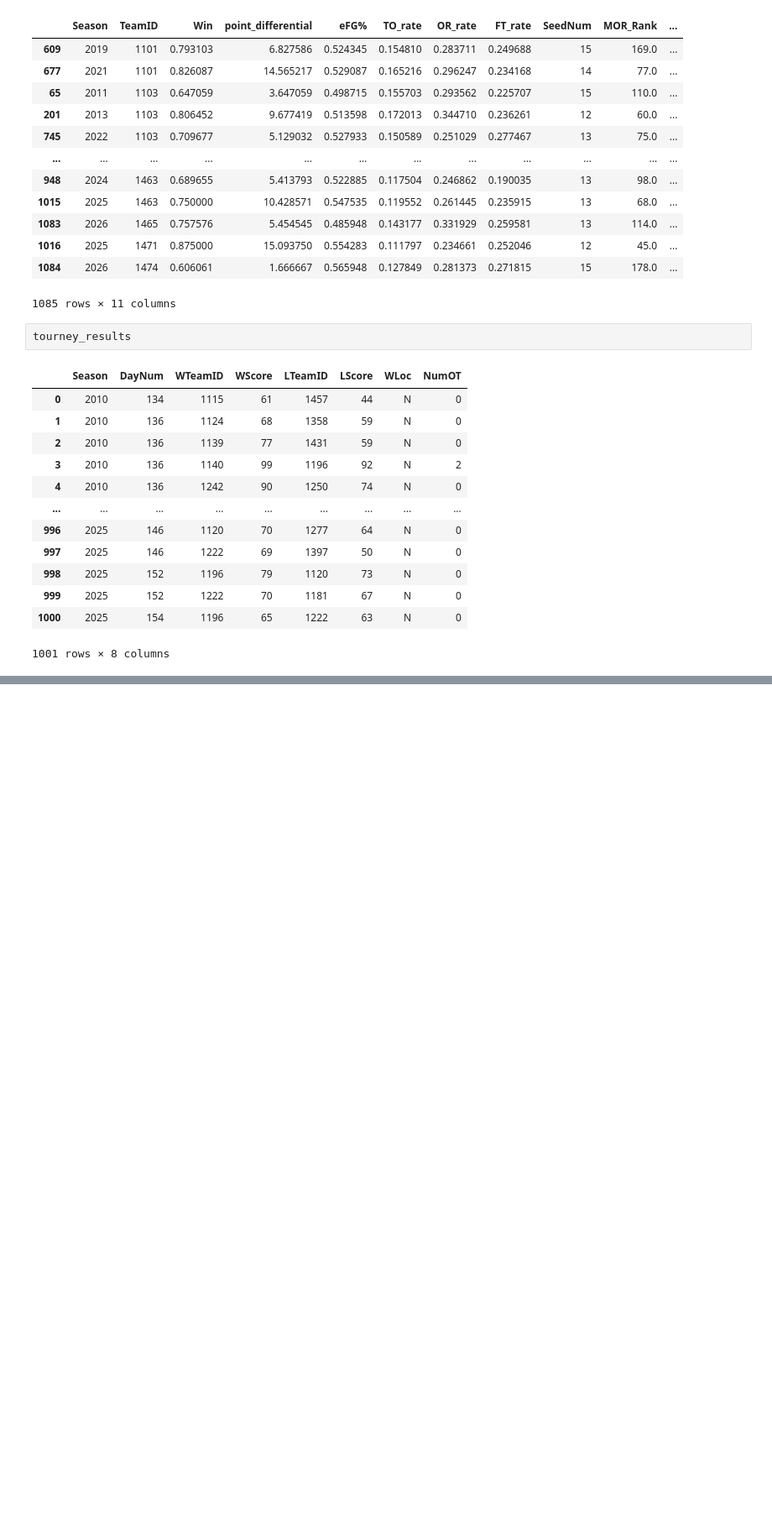
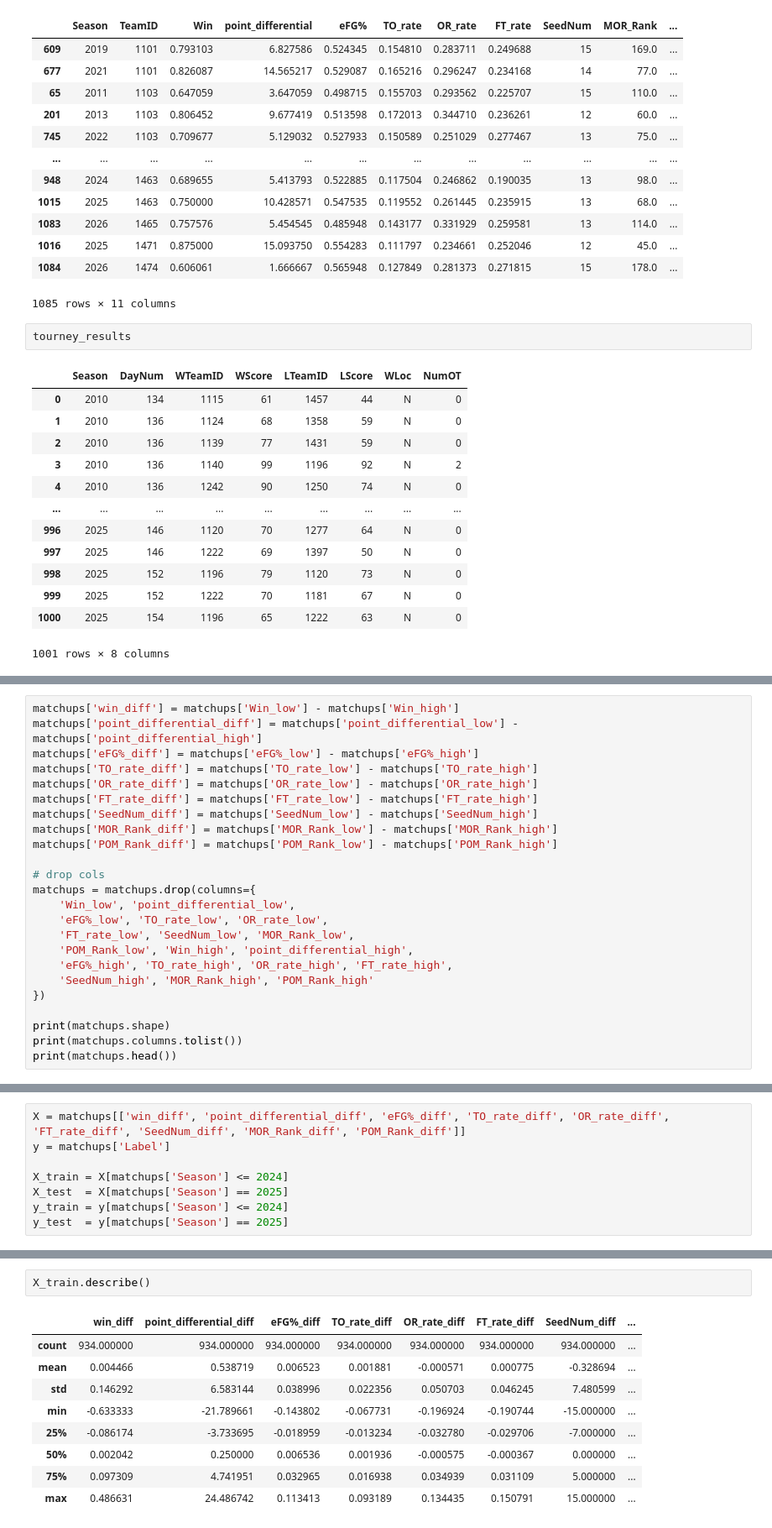
Before and after one commit to ujjwalbasnyat/march-matchup-inference-pipeline, a Jupyter notebook: data_science/notebook.ipynb, the cells around one changed output, grey strips where cells are left out. Shown: that part at 84% size. Cells and saved outputs as stored; diff of their text form; blank space fills up the shorter version.

Commit message:
feat: baseline training pipeline(reconstructed)

```diff
--- a/data_science/notebook.ipynb
+++ b/data_science/notebook.ipynb
@@ -477,0 +560,24 @@ ValueError: The truth value of a Series is ambiguous. Use a.empty, a.bool(), a.i
+# %%
+matchups['win_diff'] = matchups['Win_low'] - matchups['Win_high']
+matchups['point_differential_diff'] = matchups['point_differential_low'] - matchups['point_differential_high']
+matchups['eFG%_diff'] = matchups['eFG%_low'] - matchups['eFG%_high']
+matchups['TO_rate_diff'] = matchups['TO_rate_low'] - matchups['TO_rate_high']
+matchups['OR_rate_diff'] = matchups['OR_rate_low'] - matchups['OR_rate_high']
+matchups['FT_rate_diff'] = matchups['FT_rate_low'] - matchups['FT_rate_high']
+matchups['SeedNum_diff'] = matchups['SeedNum_low'] - matchups['SeedNum_high']
+matchups['MOR_Rank_diff'] = matchups['MOR_Rank_low'] - matchups['MOR_Rank_high']
+matchups['POM_Rank_diff'] = matchups['POM_Rank_low'] - matchups['POM_Rank_high']
+
+# drop cols
+matchups = matchups.drop(columns={
+    'Win_low', 'point_differential_low',
+    'eFG%_low', 'TO_rate_low', 'OR_rate_low',
+    'FT_rate_low', 'SeedNum_low', 'MOR_Rank_low',
+    'POM_Rank_low', 'Win_high', 'point_differential_high',
+    'eFG%_high', 'TO_rate_high', 'OR_rate_high', 'FT_rate_high',
+    'SeedNum_high', 'MOR_Rank_high', 'POM_Rank_high'
+})
+
+print(matchups.shape)
+print(matchups.columns.tolist())
+print(matchups.head())
@@ -477,0 +631,8 @@ ValueError: The truth value of a Series is ambiguous. Use a.empty, a.bool(), a.i
+# %%
+X = matchups[['win_diff', 'point_differential_diff', 'eFG%_diff', 'TO_rate_diff', 'OR_rate_diff', 'FT_rate_diff', 'SeedNum_diff', 'MOR_Rank_diff', 'POM_Rank_diff']]
+y = matchups['Label']
+
+X_train = X[matchups['Season'] <= 2024]
+X_test  = X[matchups['Season'] == 2025]
+y_train = y[matchups['Season'] <= 2024]
+y_test  = y[matchups['Season'] == 2025]
@@ -477,0 +649,12 @@ ValueError: The truth value of a Series is ambiguous. Use a.empty, a.bool(), a.i
+# %%
+X_train.describe()
+# %% [output]
+|  | win_diff | point_differential_diff | eFG%_diff | TO_rate_diff | OR_rate_diff | FT_rate_diff | SeedNum_diff | ... |
+| count | 934.000000 | 934.000000 | 934.000000 | 934.000000 | 934.000000 | 934.000000 | 934.000000 | ... |
+| mean | 0.004466 | 0.538719 | 0.006523 | 0.001881 | -0.000571 | 0.000775 | -0.328694 | ... |
+| std | 0.146292 | 6.583144 | 0.038996 | 0.022356 | 0.050703 | 0.046245 | 7.480599 | ... |
+| min | -0.633333 | -21.789661 | -0.143802 | -0.067731 | -0.196924 | -0.190744 | -15.000000 | ... |
+| 25% | -0.086174 | -3.733695 | -0.018959 | -0.013234 | -0.032780 | -0.029706 | -7.000000 | ... |
+| 50% | 0.002042 | 0.250000 | 0.006536 | 0.001936 | -0.000575 | -0.000367 | 0.000000 | ... |
+| 75% | 0.097309 | 4.741951 | 0.032965 | 0.016938 | 0.034939 | 0.031109 | 5.000000 | ... |
+| max | 0.486631 | 24.486742 | 0.113413 | 0.093189 | 0.134435 | 0.150791 | 15.000000 | ... |
```
Also changed, not shown: parts of 11 cells of this notebook.
